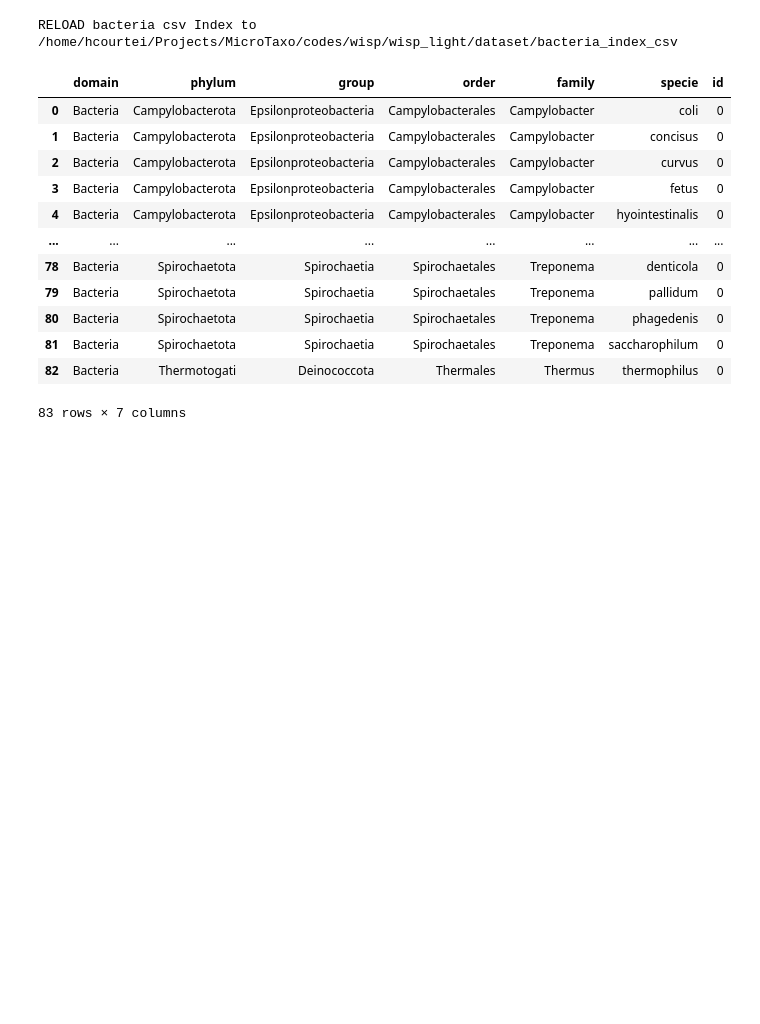
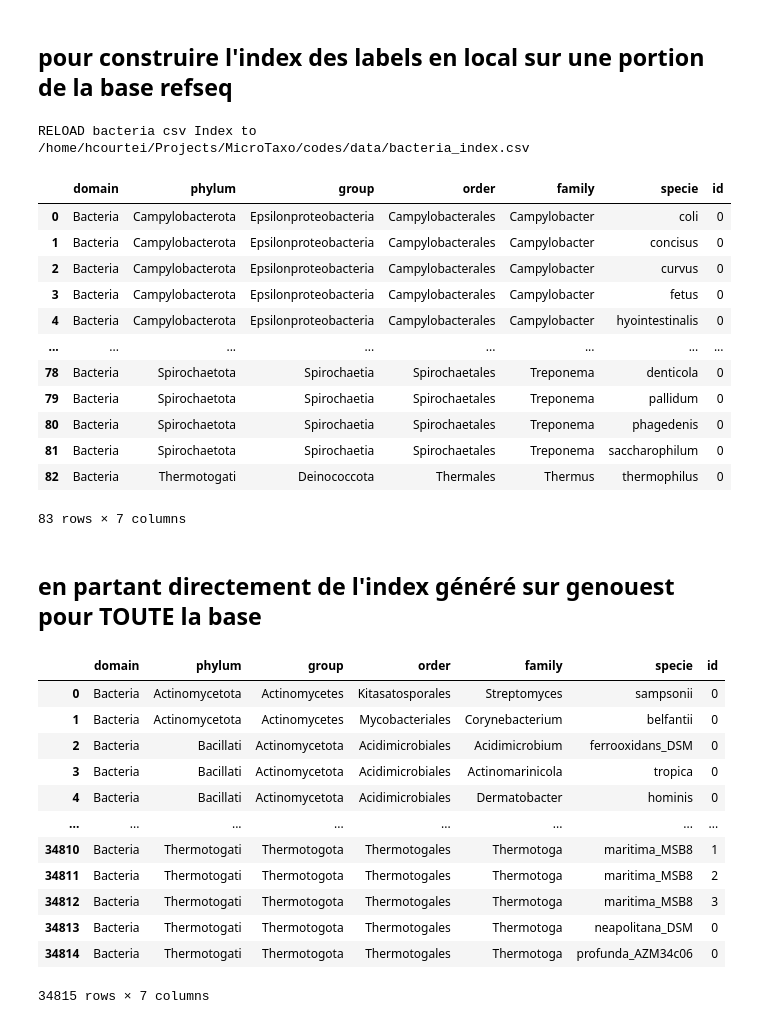
Before and after one commit to dubssieg/wisp, a Jupyter notebook: wisp_light/notebook/stat_refseq_notebook.ipynb, the cells around one changed output. Saved outputs shown, nothing was run; the diff lists cells and outputs as text; code cells hidden in the pictures; blank space fills up the shorter version.

```diff
--- a/wisp_light/notebook/stat_refseq_notebook.ipynb
+++ b/wisp_light/notebook/stat_refseq_notebook.ipynb
@@ -6,14 +6,14 @@ import matplotlib.pyplot as plt
 from natsort import natsorted
 sys.path.append("..")
 from dataset.bactero_set import BacteriaDataset, TAXO_LEVELS
+# %% [markdown]
+## pour construire l'index des labels en local sur une portion de la base refseq
 # %%
 datadir = "/home/hcourtei/Projects/MicroTaxo/codes/data/refseq_with_taxo_merged"
 dataset = BacteriaDataset(datadir)
-csv_file = "/home/hcourtei/Projects/MicroTaxo/codes/wisp/wisp_light/dataset/bacteria_index_csv"
-df_bacteria = dataset.index_to_csv(csv_file)
-df_bacteria
+dataset.df_bacteria
 # %% [output]
-RELOAD bacteria csv Index to  /home/hcourtei/Projects/MicroTaxo/codes/wisp/wisp_light/dataset/bacteria_index_csv
+RELOAD bacteria csv Index to  /home/hcourtei/Projects/MicroTaxo/codes/data/bacteria_index.csv
 |  | domain | phylum | group | order | family | specie | id |
 | 0 | Bacteria | Campylobacterota | Epsilonproteobacteria | Campylobacterales | Campylobacter | coli | 0 |
 | 1 | Bacteria | Campylobacterota | Epsilonproteobacteria | Campylobacterales | Campylobacter | concisus | 0 |
@@ -27,6 +27,27 @@ RELOAD bacteria csv Index to  /home/hcourtei/Projects/MicroTaxo/codes/wisp/wisp_
 | 81 | Bacteria | Spirochaetota | Spirochaetia | Spirochaetales | Treponema | saccharophilum | 0 |
 | 82 | Bacteria | Thermotogati | Deinococcota | Thermales | Thermus | thermophilus | 0 |
 83 rows × 7 columns
+# %% [markdown]
+## en partant directement de l'index généré sur genouest pour TOUTE la base
+# %%
+csv_file = "../dataset/bacteria_index_all_refseq.csv"
+df_bacteria = pd.read_csv(csv_file, sep= ";")
+df_bacteria["id"] = df_bacteria["id"].astype(int)
+df_bacteria
+# %% [output]
+|  | domain | phylum | group | order | family | specie | id |
+| 0 | Bacteria | Actinomycetota | Actinomycetes | Kitasatosporales | Streptomyces | sampsonii | 0 |
+| 1 | Bacteria | Actinomycetota | Actinomycetes | Mycobacteriales | Corynebacterium | belfantii | 0 |
+| 2 | Bacteria | Bacillati | Actinomycetota | Acidimicrobiales | Acidimicrobium | ferrooxidans_DSM | 0 |
+| 3 | Bacteria | Bacillati | Actinomycetota | Acidimicrobiales | Actinomarinicola | tropica | 0 |
+| 4 | Bacteria | Bacillati | Actinomycetota | Acidimicrobiales | Dermatobacter | hominis | 0 |
+| ... | ... | ... | ... | ... | ... | ... | ... |
+| 34810 | Bacteria | Thermotogati | Thermotogota | Thermotogales | Thermotoga | maritima_MSB8 | 1 |
+| 34811 | Bacteria | Thermotogati | Thermotogota | Thermotogales | Thermotoga | maritima_MSB8 | 2 |
+| 34812 | Bacteria | Thermotogati | Thermotogota | Thermotogales | Thermotoga | maritima_MSB8 | 3 |
+| 34813 | Bacteria | Thermotogati | Thermotogota | Thermotogales | Thermotoga | neapolitana_DSM | 0 |
+| 34814 | Bacteria | Thermotogati | Thermotogota | Thermotogales | Thermotoga | profunda_AZM34c06 | 0 |
+34815 rows × 7 columns
 # %%
 counts_per_species = (
     df_bacteria
```
Also changed, not shown: parts of 3 cells of this notebook, 3 other files.
